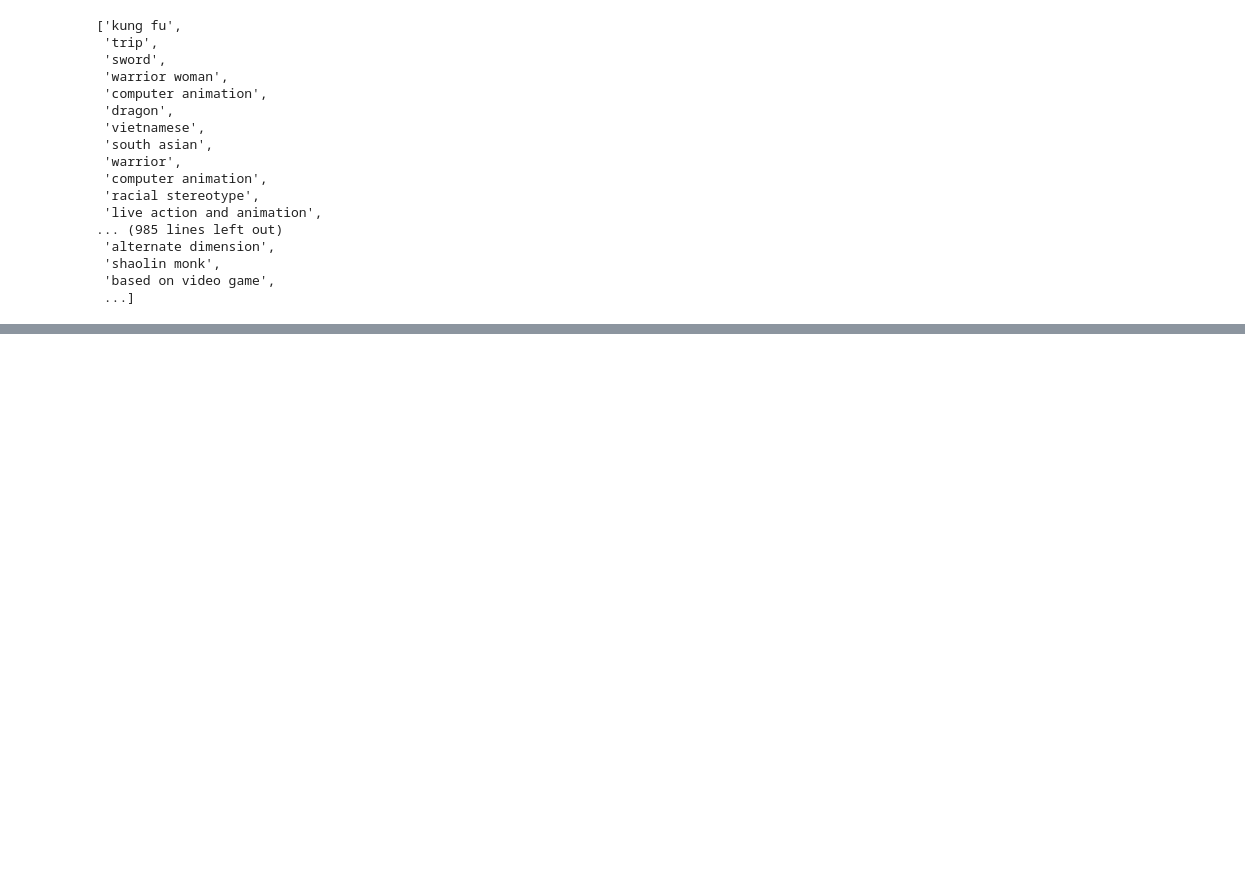
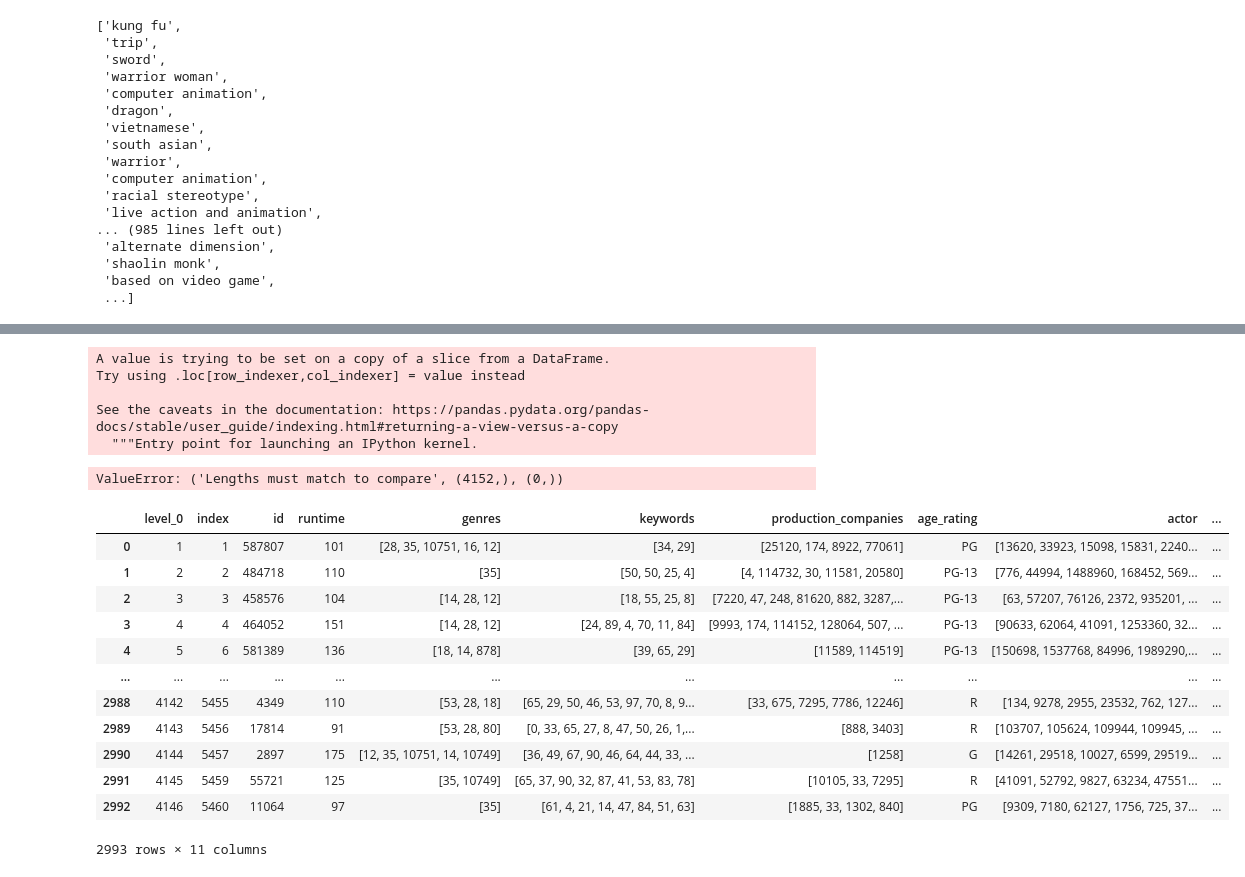
Before and after one commit to Moonhowls/CZ1115_Predicting_Age_Ratings, a Jupyter notebook: New Analysis by Word2Vec.ipynb, the cells around one changed output, grey strips where cells are left out. Drawn from its saved outputs; the diff is of its cells as text; code cells hidden in the pictures; blank space fills up the shorter version.

```diff
--- a/New Analysis by Word2Vec.ipynb
+++ b/New Analysis by Word2Vec.ipynb
@@ -155,0 +437,13 @@ display_closestwords_tsnescatterplot(model, "friends", 100)
+# %%
+hash_group = []
+for keyword_list in df_clean_data_clean['keywords']:
+    new =[]
+    for keyword in keyword_list:
+        j = 0
+        for g in groups:
+            if keyword in g:
+                new.append(j)
+                break
+            j+=1
+    hash_group.append(new)
+hash_group
@@ -155,0 +468,34 @@ display_closestwords_tsnescatterplot(model, "friends", 100)
+# %%
+df_clean_data_clean['keywords'] = hash_group
+# %% [output]
+A value is trying to be set on a copy of a slice from a DataFrame.
+Try using .loc[row_indexer,col_indexer] = value instead
+
+See the caveats in the documentation: https://pandas.pydata.org/pandas-docs/stable/user_guide/indexing.html#returning-a-view-versus-a-copy
+  """Entry point for launching an IPython kernel.
+# %%
+#df_clean_data_clean =
+df_clean_data_clean[ df_clean_data_clean['keywords']!=[] ]
+# %% [output]
+ValueError: ('Lengths must match to compare', (4152,), (0,))
+# %%
+df_clean_data_clean = df_clean_data_clean[df_clean_data_clean['budget']!=0]
+# %%
+df_clean_data_clean = df_clean_data_clean[ df_clean_data_clean['keywords'].map(lambda d: len(d)) > 0 ]
+# %%
+df_final = df_clean_data_clean.reset_index()
+df_final
+# %% [output]
+|  | level_0 | index | id | runtime | genres | keywords | production_companies | age_rating | actor | ... |
+| 0 | 1 | 1 | 587807 | 101 | [28, 35, 10751, 16, 12] | [34, 29] | [25120, 174, 8922, 77061] | PG | [13620, 33923, 15098, 15831, 2240... | ... |
+| 1 | 2 | 2 | 484718 | 110 | [35] | [50, 50, 25, 4] | [4, 114732, 30, 11581, 20580] | PG-13 | [776, 44994, 1488960, 168452, 569... | ... |
+| 2 | 3 | 3 | 458576 | 104 | [14, 28, 12] | [18, 55, 25, 8] | [7220, 47, 248, 81620, 882, 3287,... | PG-13 | [63, 57207, 76126, 2372, 935201, ... | ... |
+| 3 | 4 | 4 | 464052 | 151 | [14, 28, 12] | [24, 89, 4, 70, 11, 84] | [9993, 174, 114152, 128064, 507, ... | PG-13 | [90633, 62064, 41091, 1253360, 32... | ... |
+| 4 | 5 | 6 | 581389 | 136 | [18, 14, 878] | [39, 65, 29] | [11589, 114519] | PG-13 | [150698, 1537768, 84996, 1989290,... | ... |
+| ... | ... | ... | ... | ... | ... | ... | ... | ... | ... | ... |
+| 2988 | 4142 | 5455 | 4349 | 110 | [53, 28, 18] | [65, 29, 50, 46, 53, 97, 70, 8, 9... | [33, 675, 7295, 7786, 12246] | R | [134, 9278, 2955, 23532, 762, 127... | ... |
+| 2989 | 4143 | 5456 | 17814 | 91 | [53, 28, 80] | [0, 33, 65, 27, 8, 47, 50, 26, 1,... | [888, 3403] | R | [103707, 105624, 109944, 109945, ... | ... |
+| 2990 | 4144 | 5457 | 2897 | 175 | [12, 35, 10751, 14, 10749] | [36, 49, 67, 90, 46, 64, 44, 33, ... | [1258] | G | [14261, 29518, 10027, 6599, 29519... | ... |
+| 2991 | 4145 | 5459 | 55721 | 125 | [35, 10749] | [65, 37, 90, 32, 87, 41, 53, 83, 78] | [10105, 33, 7295] | R | [41091, 52792, 9827, 63234, 47551... | ... |
+| 2992 | 4146 | 5460 | 11064 | 97 | [35] | [61, 4, 21, 14, 47, 84, 51, 63] | [1885, 33, 1302, 840] | PG | [9309, 7180, 62127, 1756, 725, 37... | ... |
+2993 rows × 11 columns
```
Also changed, not shown: parts of 23 cells of this notebook.
